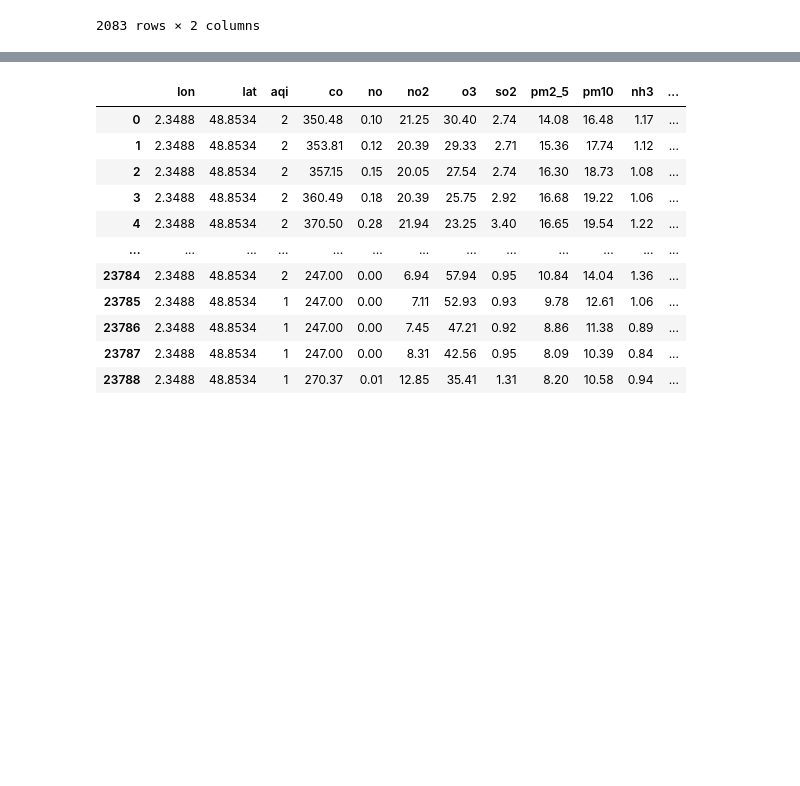
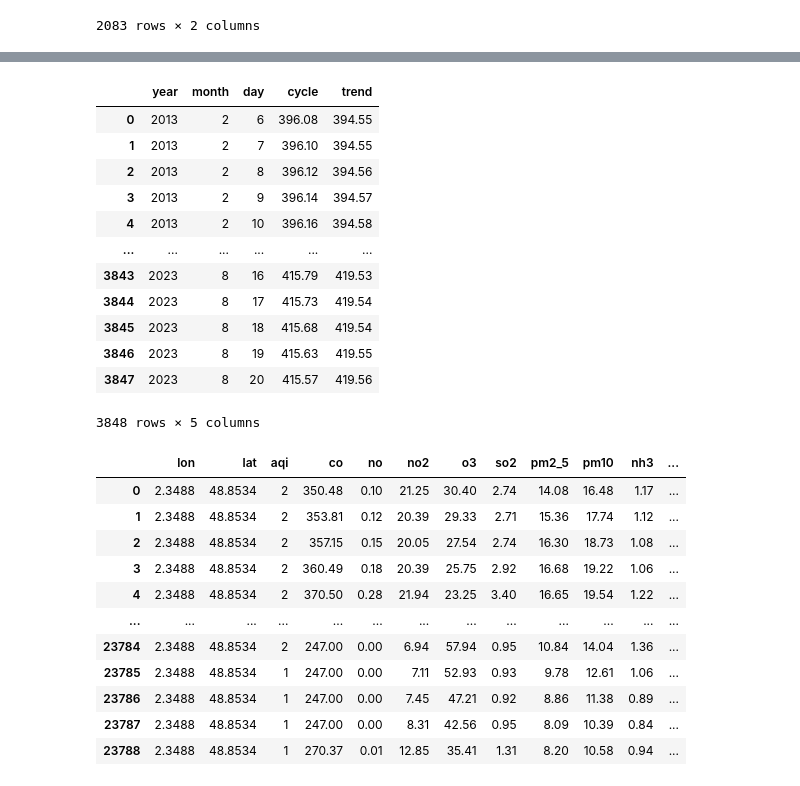
Before and after one commit to jdmandras/Project-3, a Jupyter notebook: Individual Workspaces/Jessica Andras/Jessica.ipynb, the cells around one changed output, grey strips where cells are left out. Cells and saved outputs as stored; diff of their text form; code cells hidden in the pictures; blank space fills up the shorter version.

```diff
--- a/Individual Workspaces/Jessica Andras/Jessica.ipynb
+++ b/Individual Workspaces/Jessica Andras/Jessica.ipynb
@@ -181,3 +199,22 @@ Ocean_Warm_Mav
+# %%
+#CO2 Data 2013-2023
+
+CO2_Nat = pd.read_csv("../../Resources/co2_data.csv")
+CO2_Nat
+# %% [output]
+|  | year | month | day | cycle | trend |
+| 0 | 2013 | 2 | 6 | 396.08 | 394.55 |
+| 1 | 2013 | 2 | 7 | 396.10 | 394.55 |
+| 2 | 2013 | 2 | 8 | 396.12 | 394.56 |
+| 3 | 2013 | 2 | 9 | 396.14 | 394.57 |
+| 4 | 2013 | 2 | 10 | 396.16 | 394.58 |
+| ... | ... | ... | ... | ... | ... |
+| 3843 | 2023 | 8 | 16 | 415.79 | 419.53 |
+| 3844 | 2023 | 8 | 17 | 415.73 | 419.54 |
+| 3845 | 2023 | 8 | 18 | 415.68 | 419.54 |
+| 3846 | 2023 | 8 | 19 | 415.63 | 419.55 |
+| 3847 | 2023 | 8 | 20 | 415.57 | 419.56 |
+3848 rows × 5 columns
 # %%
 #Historical Air Quality
 
```
Also changed, not shown: parts of 1 cell of this notebook, 5 other files.
